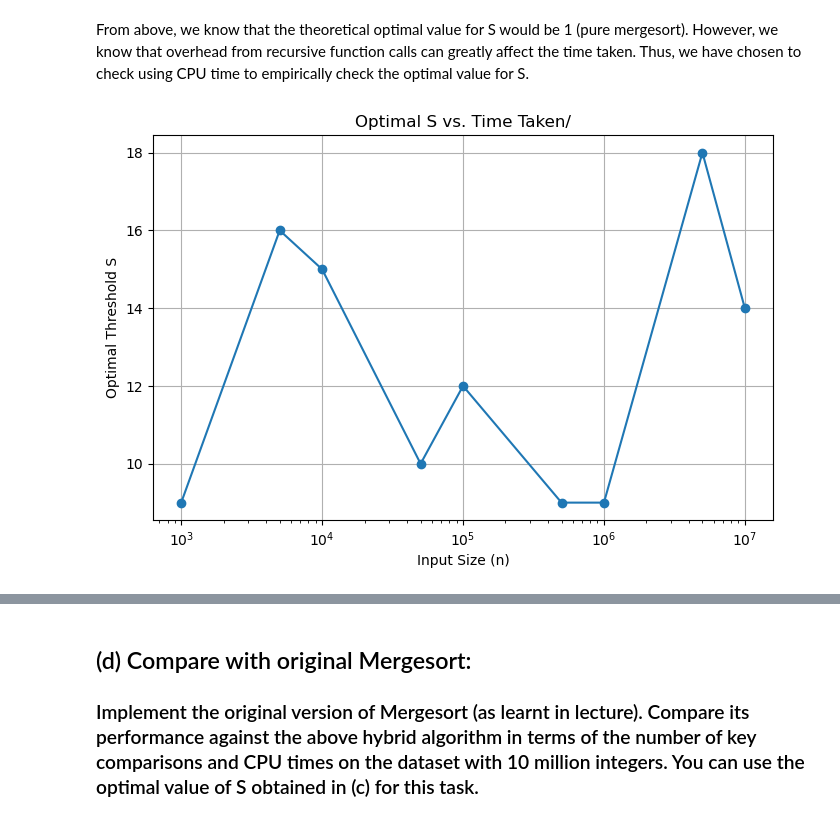
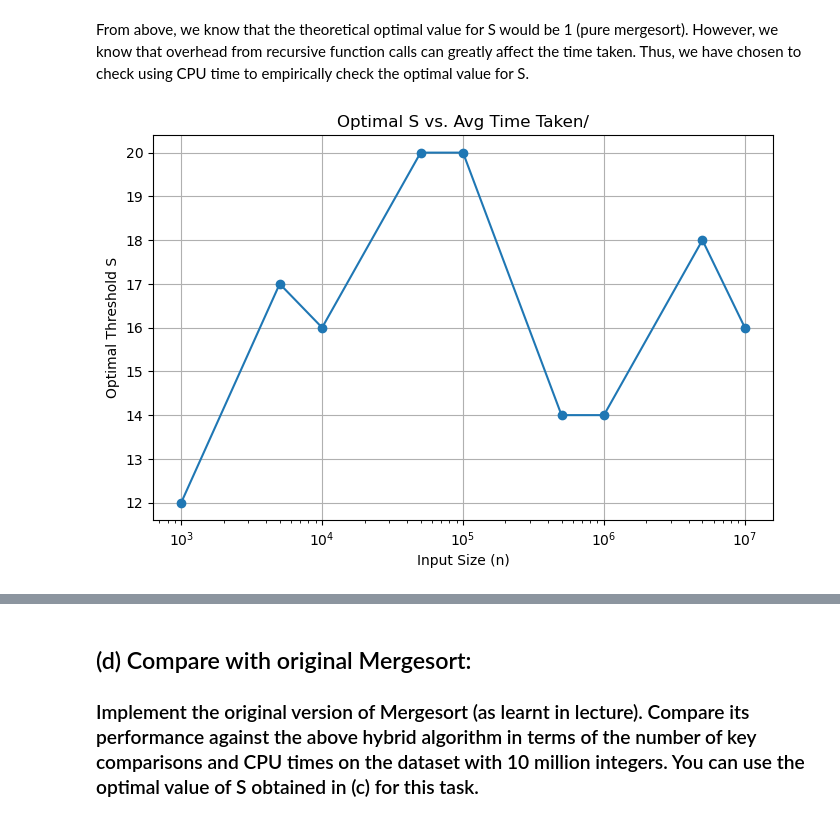
Before and after one commit to xubin0/SC2001-Projects, a Jupyter notebook: Project_1/Python_Implementation_and_Visualisation.ipynb, the cells around one changed output, grey strips where cells are left out. Drawn from its saved outputs; the diff is of its cells as text; code cells hidden in the pictures.

```diff
--- a/Project_1/Python_Implementation_and_Visualisation.ipynb
+++ b/Project_1/Python_Implementation_and_Visualisation.ipynb
@@ -226,37 +337,53 @@ From above, we know that the theoretical optimal value for S would be 1 (pure me
 # %%
 # Experiment setup
 input_sizes = [1000, 5000, 10000, 50000, 100000, 500000, 1000000, 5000000, 10000000]
 optimal_s_values = []
 threshold_values = [i for i in range(1, 21)]
 max_value = 100000
+num_trials = 5
 
 # Collect data
 for n in input_sizes:
-    arr_fixed = np.random.randint(1, max_value, n)
-    comparison_data = {"S": [], "time_taken": []}
+    arr_fixed1 = np.random.randint(1, max_value, n)
+    arr_fixed2 = np.random.randint(1, max_value, n)
+    arr_fixed3 = np.random.randint(1, max_value, n)
+    arr_fixed4 = np.random.randint(1, max_value, n)
+    arr_fixed5 = np.random.randint(1, max_value, n)
+    comparison_data = {"S": [], "avg_time_taken": []}
 
     for S in threshold_values:
+        times = []
         comparison_count = 0
-        arr_copy = arr_fixed.copy()
-        comparison_data["time_taken"].append(hybrid_merge_sort(arr_copy, 0, n - 1, S))
+        arr_copy1 = arr_fixed1.copy()
+        arr_copy2 = arr_fixed2.copy()
+        arr_copy3 = arr_fixed3.copy()
+        arr_copy4 = arr_fixed4.copy()
+        arr_copy5 = arr_fixed5.copy()
+        times.append(hybrid_merge_sort(arr_copy1, 0, n - 1, S))
+        times.append(hybrid_merge_sort(arr_copy2, 0, n - 1, S))
+        times.append(hybrid_merge_sort(arr_copy3, 0, n - 1, S))
+        times.append(hybrid_merge_sort(arr_copy4, 0, n - 1, S))
+        times.append(hybrid_merge_sort(arr_copy5, 0, n - 1, S))
+        comparison_data["avg_time_taken"].append(np.mean(times))
         comparison_data["S"].append(S)
 
     df_s = pd.DataFrame(comparison_data)
-    optimal_S = df_s.loc[df_s["time_taken"].idxmin(), "S"]
+    optimal_S = df_s.loc[df_s["avg_time_taken"].idxmin(), "S"]
     optimal_s_values.append(optimal_S)
 
 # Plot Optimal S vs Input Size
 plt.figure(figsize=(8, 5))
 plt.plot(input_sizes, optimal_s_values, marker='o', linestyle='-')
 plt.xlabel("Input Size (n)")
 plt.ylabel("Optimal Threshold S")
-plt.title("Optimal S vs. Time Taken/")
+plt.title("Optimal S vs. Avg Time Taken/")
+
 # Since the input values scale exponentially, we use a log scale for easier visualisation
 plt.xscale("log")
 plt.grid(True)
 plt.show()
 # %% [output]
-[figure, old version]
+[figure, new version]
 # %%
 print(np.array([optimal_s_values]).mean())
 # %% [output]
```
Also changed, not shown: parts of 26 cells of this notebook.
